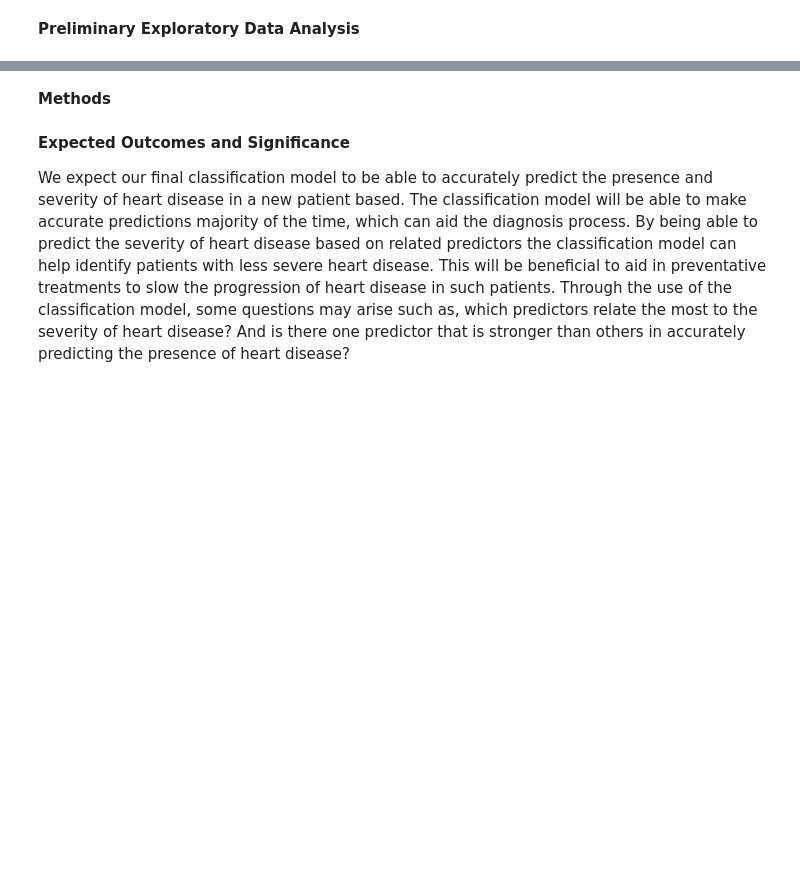
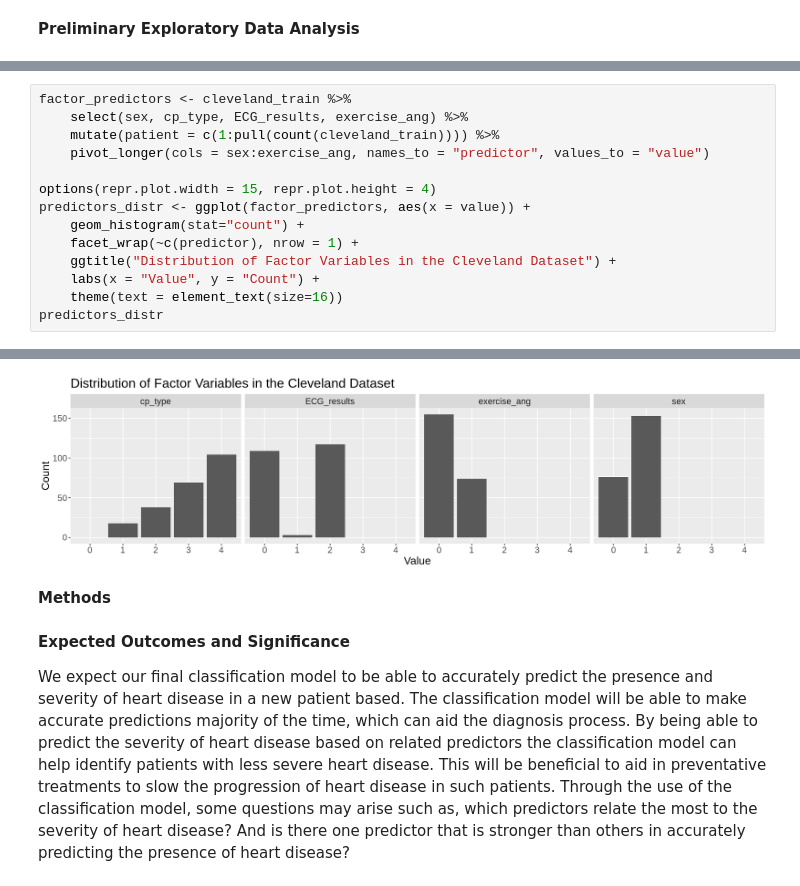
Before and after one commit to DrScienMath/DSCI-100_Group-Project, a Jupyter notebook: project_proposal.ipynb, the cells around one changed output, grey strips where cells are left out. Saved outputs shown, nothing was run; the diff lists cells and outputs as text; blank space fills up the shorter version.

```diff
--- a/project_proposal.ipynb
+++ b/project_proposal.ipynb
@@ -91,0 +129,15 @@ A tibble: 229 × 8
+# %%
+factor_predictors <- cleveland_train %>%
+    select(sex, cp_type, ECG_results, exercise_ang) %>%
+    mutate(patient = c(1:pull(count(cleveland_train)))) %>%
+    pivot_longer(cols = sex:exercise_ang, names_to = "predictor", values_to = "value")
+
+options(repr.plot.width = 15, repr.plot.height = 4)
+predictors_distr <- ggplot(factor_predictors, aes(x = value)) +
+    geom_histogram(stat="count") +
+    facet_wrap(~c(predictor), nrow = 1) +
+    ggtitle("Distribution of Factor Variables in the Cleveland Dataset") +
+    labs(x = "Value", y = "Count") +
+    theme(text = element_text(size=16))
+predictors_distr
+# %% [output]
@@ -92,3 +146,4 @@ A tibble: 229 × 8
+[figure, added]
 # %% [markdown]
 **Methods**
 # %% [markdown]
```
Also changed, not shown: parts of 6 cells of this notebook.
